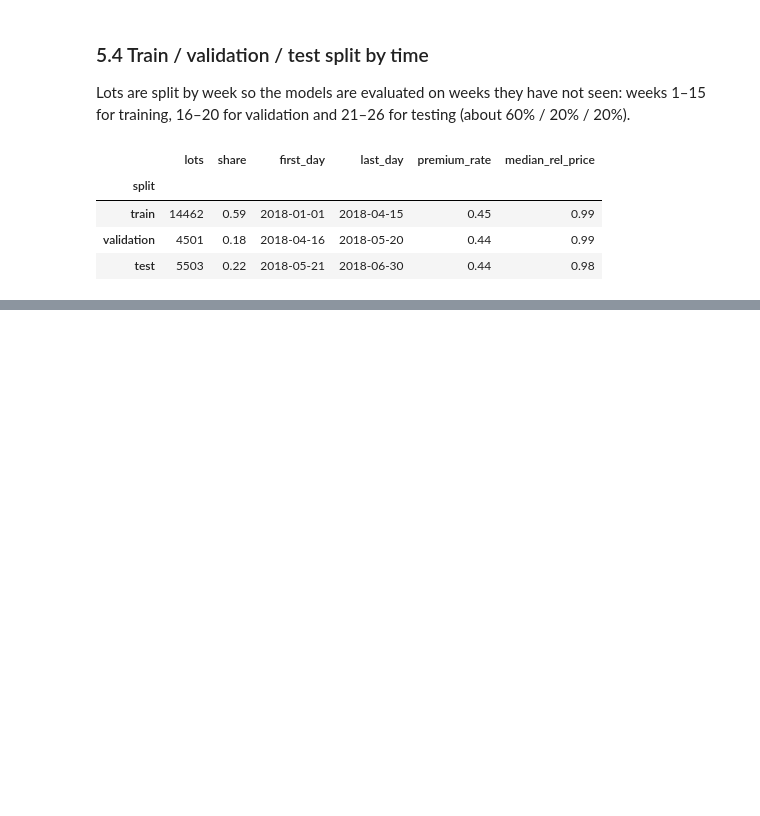
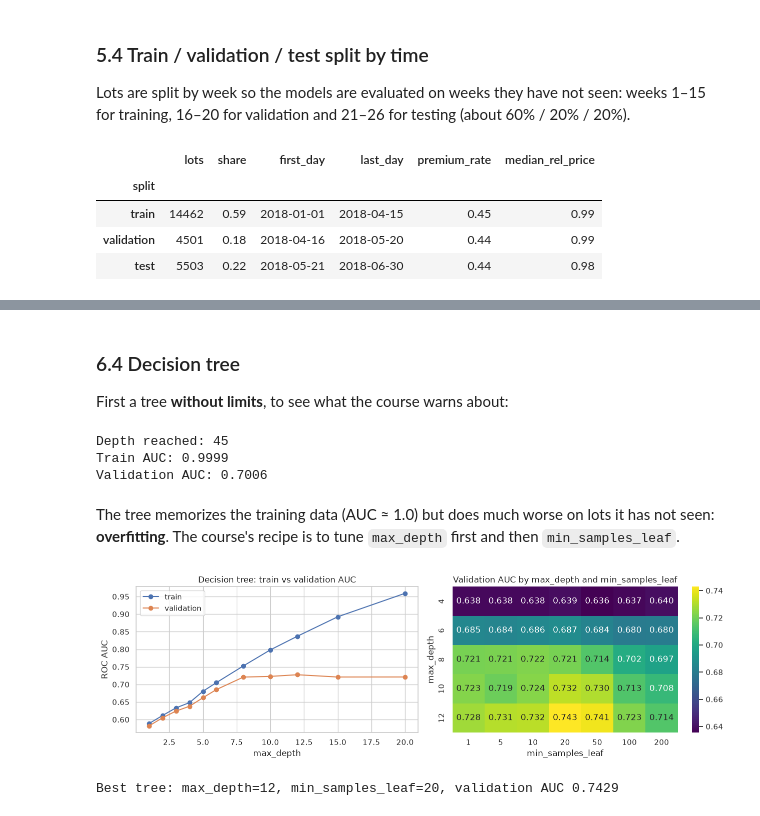
Before and after one commit to Camila20197/cattle-price-prediction-zoomcamp, a Jupyter notebook: notebooks/notebook.ipynb, the cells around one changed output, grey strips where cells are left out. Saved outputs shown, nothing was run; the diff lists cells and outputs as text; code cells hidden in the pictures; blank space fills up the shorter version.

Commit message:
development of models, train.py

```diff
--- a/notebooks/notebook.ipynb
+++ b/notebooks/notebook.ipynb
@@ -1127,0 +1194,11 @@ Saved 24,466 lots to ../data/processed/steers_litoral.csv.gz
+# %%
+logistic_scores = {}
+for C in [0.01, 0.1, 1, 10]:
+    model = LogisticRegression(C=C, max_iter=2000)
+    model.fit(X_train, y_train)
+    logistic_scores[C] = roc_auc_score(y_val, model.predict_proba(X_val)[:, 1])
+
+logistic_scores = pd.Series(logistic_scores).rename_axis("C")
+best_C = logistic_scores.idxmax()
+logistic_auc = logistic_scores.max()
+logistic_scores.map("{:.4f}".format).to_frame("validation AUC")
@@ -1127,0 +1212,51 @@ Saved 24,466 lots to ../data/processed/steers_litoral.csv.gz
+# %% [markdown]
+### 6.4 Decision tree
+
+First a tree **without limits**, to see what the course warns about:
+# %%
+tree = DecisionTreeClassifier(random_state=1)
+tree.fit(X_train, y_train)
+print(f"Depth reached: {tree.get_depth()}")
+print(f"Train AUC: {roc_auc_score(y_train, tree.predict_proba(X_train)[:, 1]):.4f}")
+print(f"Validation AUC: {roc_auc_score(y_val, tree.predict_proba(X_val)[:, 1]):.4f}")
+# %% [output]
+Depth reached: 45
+Train AUC: 0.9999
+Validation AUC: 0.7006
+# %% [markdown]
+The tree memorizes the training data (AUC ≈ 1.0) but does much worse on lots it has not seen: **overfitting**.
+The course's recipe is to tune `max_depth` first and then `min_samples_leaf`.
+# %%
+depth_rows = []
+for depth in [1, 2, 3, 4, 5, 6, 8, 10, 12, 15, 20]:
+    model = DecisionTreeClassifier(max_depth=depth, random_state=1).fit(X_train, y_train)
+    depth_rows.append({
+        "max_depth": depth,
+        "train": roc_auc_score(y_train, model.predict_proba(X_train)[:, 1]),
+        "validation": roc_auc_score(y_val, model.predict_proba(X_val)[:, 1]),
+    })
+depth_scores = pd.DataFrame(depth_rows).set_index("max_depth")
+
+leaf_rows = []
+for depth in [4, 6, 8, 10, 12]:
+    for leaf in [1, 5, 10, 20, 50, 100, 200]:
+        model = DecisionTreeClassifier(max_depth=depth, min_samples_leaf=leaf, random_state=1).fit(X_train, y_train)
+        leaf_rows.append({"max_depth": depth, "min_samples_leaf": leaf,
+                          "auc": roc_auc_score(y_val, model.predict_proba(X_val)[:, 1])})
+leaf_grid = pd.DataFrame(leaf_rows).pivot(index="max_depth", columns="min_samples_leaf", values="auc")
+
+fig, axes = plt.subplots(1, 2, figsize=(13, 4))
+depth_scores.plot(ax=axes[0], marker="o")
+axes[0].set(title="Decision tree: train vs validation AUC", ylabel="ROC AUC")
+sns.heatmap(leaf_grid, annot=True, fmt=".3f", cmap="viridis", ax=axes[1])
+axes[1].set_title("Validation AUC by max_depth and min_samples_leaf")
+plt.tight_layout()
+plt.savefig(FIGURES / "09_tree_tuning.png", dpi=120)
+plt.show()
+
+best_depth, best_leaf = leaf_grid.stack().idxmax()
+tree_auc = leaf_grid.stack().max()
+print(f"Best tree: max_depth={best_depth}, min_samples_leaf={best_leaf}, validation AUC {tree_auc:.4f}")
+# %% [output]
+[figure, added]
+Best tree: max_depth=12, min_samples_leaf=20, validation AUC 0.7429
```
Also changed, not shown: parts of 22 cells of this notebook, 17 other files.
